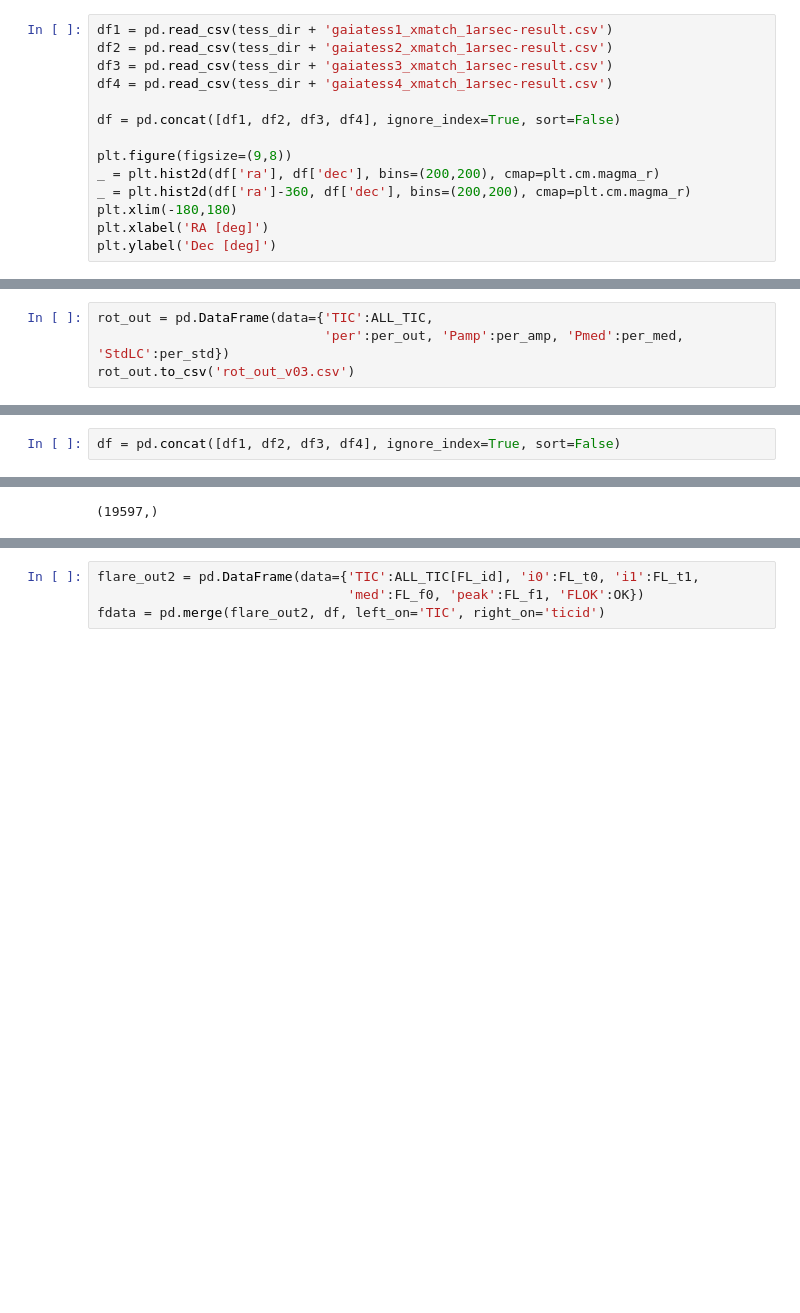
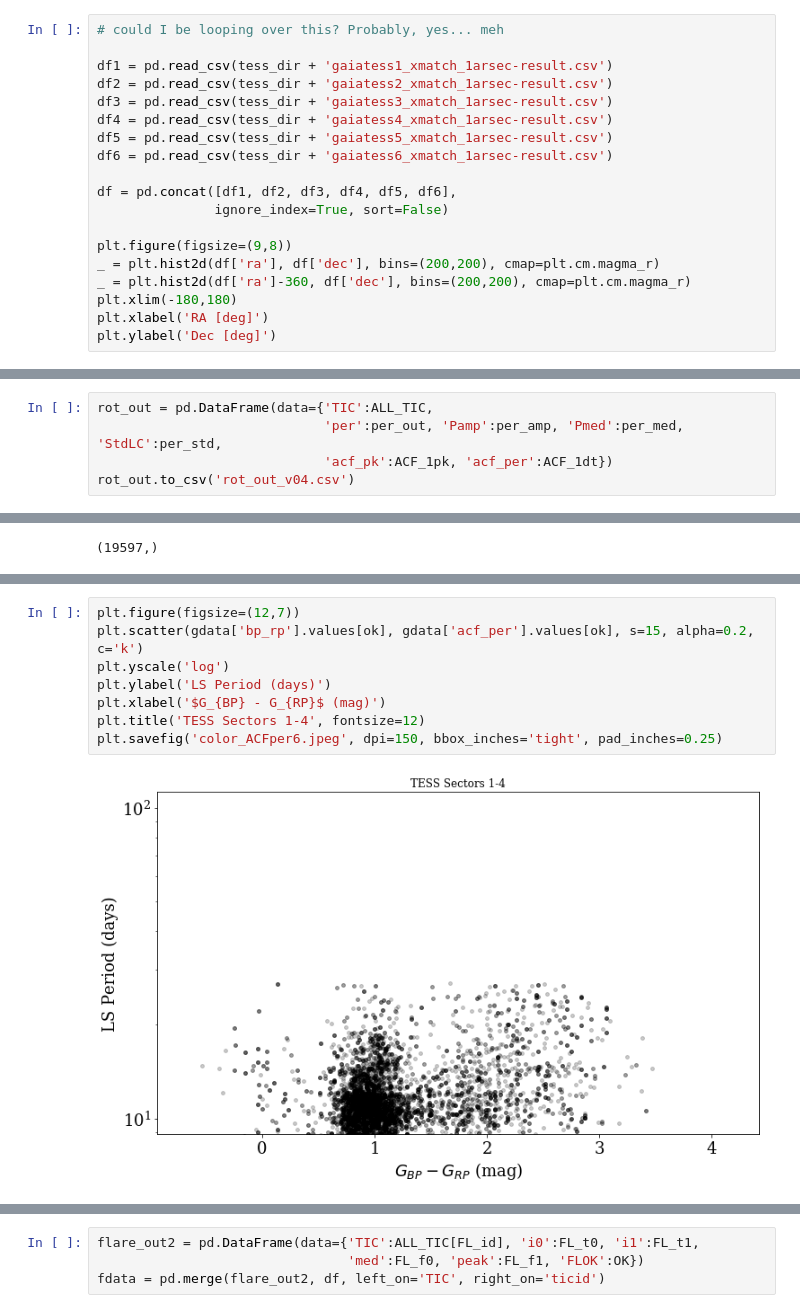
Before and after one commit to jradavenport/helloTESS, a Jupyter notebook: quick_search.ipynb, the cells around one changed output, grey strips where cells are left out. Cells and saved outputs as stored; diff of their text form; blank space fills up the shorter version.

```diff
--- a/quick_search.ipynb
+++ b/quick_search.ipynb
@@ -41,10 +45,15 @@ print(len(sect1), len(sect2), len(sect3), len(sect4), len(files))
 # %%
+# could I be looping over this? Probably, yes... meh
+
 df1 = pd.read_csv(tess_dir + 'gaiatess1_xmatch_1arsec-result.csv')
 df2 = pd.read_csv(tess_dir + 'gaiatess2_xmatch_1arsec-result.csv')
 df3 = pd.read_csv(tess_dir + 'gaiatess3_xmatch_1arsec-result.csv')
 df4 = pd.read_csv(tess_dir + 'gaiatess4_xmatch_1arsec-result.csv')
+df5 = pd.read_csv(tess_dir + 'gaiatess5_xmatch_1arsec-result.csv')
+df6 = pd.read_csv(tess_dir + 'gaiatess6_xmatch_1arsec-result.csv')
 
-df = pd.concat([df1, df2, df3, df4], ignore_index=True, sort=False)
+df = pd.concat([df1, df2, df3, df4, df5, df6],
+               ignore_index=True, sort=False)
 
 plt.figure(figsize=(9,8))
 _ = plt.hist2d(df['ra'], df['dec'], bins=(200,200), cmap=plt.cm.magma_r)
@@ -254,4 +277,5 @@ flare_out.to_csv('flare_out_v03.csv')
 # %%
 rot_out = pd.DataFrame(data={'TIC':ALL_TIC,
-                             'per':per_out, 'Pamp':per_amp, 'Pmed':per_med, 'StdLC':per_std})
-rot_out.to_csv('rot_out_v03.csv')
+                             'per':per_out, 'Pamp':per_amp, 'Pmed':per_med, 'StdLC':per_std,
+                             'acf_pk':ACF_1pk, 'acf_per':ACF_1dt})
+rot_out.to_csv('rot_out_v04.csv')
@@ -312,5 +282,3 @@ print(uTIC[imax], NTIC[imax])
-# %%
-df = pd.concat([df1, df2, df3, df4], ignore_index=True, sort=False)
 # %%
 # NOW MATCH OUTPUT TO GAIA FILE, PLOT ROTATION ON THE CMD, AND PROT VS COLOR
 # %%
@@ -343,2 +311,12 @@ plt.savefig('color_per1_4.jpeg', dpi=150, bbox_inches='tight', pad_inches=0.25)
 # %% [output]
 [figure]
+# %%
+plt.figure(figsize=(12,7))
+plt.scatter(gdata['bp_rp'].values[ok], gdata['acf_per'].values[ok], s=15, alpha=0.2, c='k')
+plt.yscale('log')
+plt.ylabel('LS Period (days)')
+plt.xlabel('$G_{BP} - G_{RP}$ (mag)')
+plt.title('TESS Sectors 1-4', fontsize=12)
+plt.savefig('color_ACFper6.jpeg', dpi=150, bbox_inches='tight', pad_inches=0.25)
+# %% [output]
+[figure, added]
```
Also changed, not shown: parts of 29 cells of this notebook.
